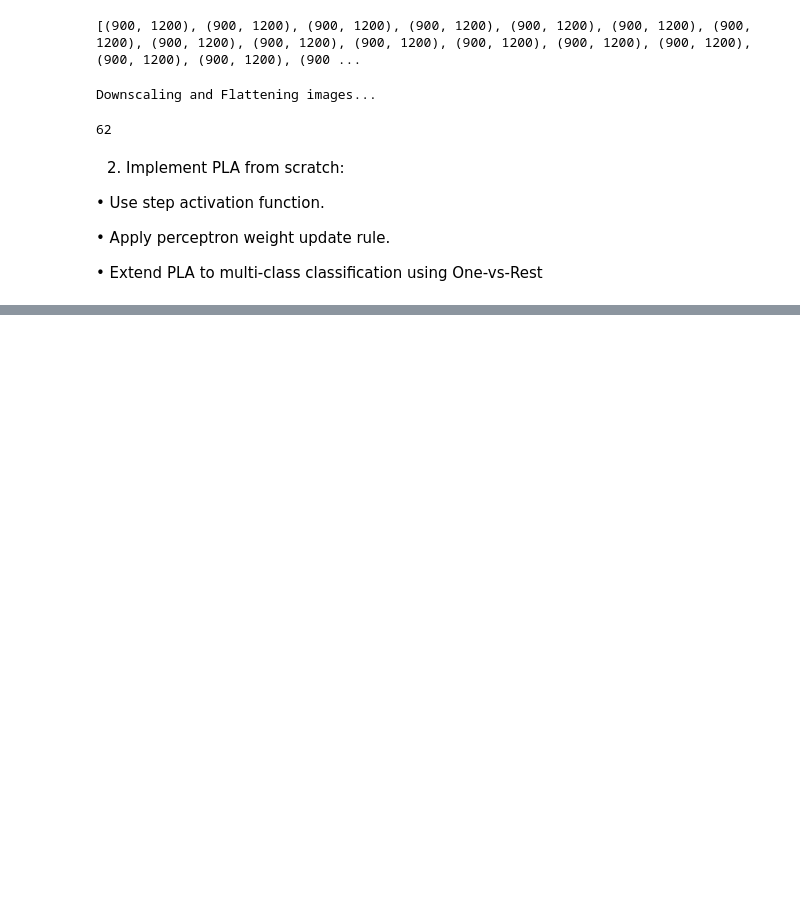
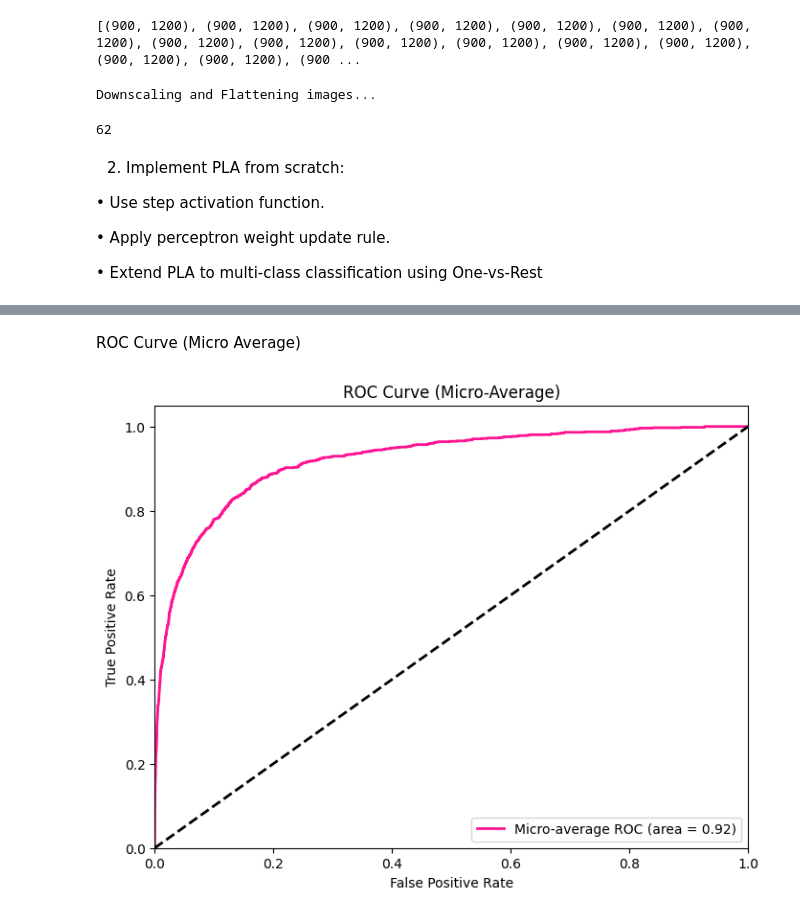
Before and after one commit to kushaalshyam/machine-learning-lab, a Jupyter notebook: Experiment 5/Experiment 5.ipynb, the cells around one changed output, grey strips where cells are left out. Cells and saved outputs as stored; diff of their text form; code cells hidden in the pictures; blank space fills up the shorter version.

```diff
--- a/Experiment 5/Experiment 5.ipynb
+++ b/Experiment 5/Experiment 5.ipynb
@@ -144,0 +335,21 @@ def step_activation(self, z):
+# %% [markdown]
+ROC Curve (Micro Average)
+# %%
+y_test_bin=label_binarize(y_test, classes=range(62))
+y_score=clf_2.predict_proba(X_test)
+
+fpr,tpr,_ = roc_curve(y_test_bin.ravel(),y_score.ravel())
+roc_auc=auc(fpr,tpr)
+
+plt.figure(figsize=(8, 6))
+plt.plot(fpr, tpr, label=f'Micro-average ROC (area = {roc_auc:.2f})', color='deeppink', lw=2)
+plt.plot([0, 1], [0, 1], 'k--', lw=2)
+plt.xlim([0.0, 1.0])
+plt.ylim([0.0, 1.05])
+plt.xlabel('False Positive Rate')
+plt.ylabel('True Positive Rate')
+plt.title('ROC Curve (Micro-Average)')
+plt.legend(loc="lower right")
+plt.show()
+# %% [output]
+[figure, added]
```
Also changed, not shown: parts of 16 cells of this notebook.
